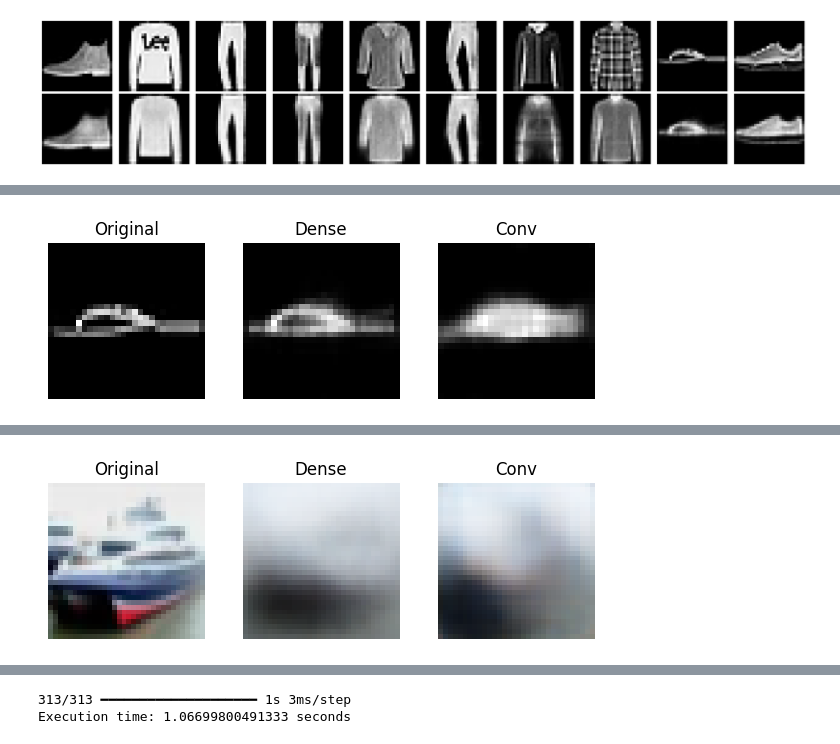
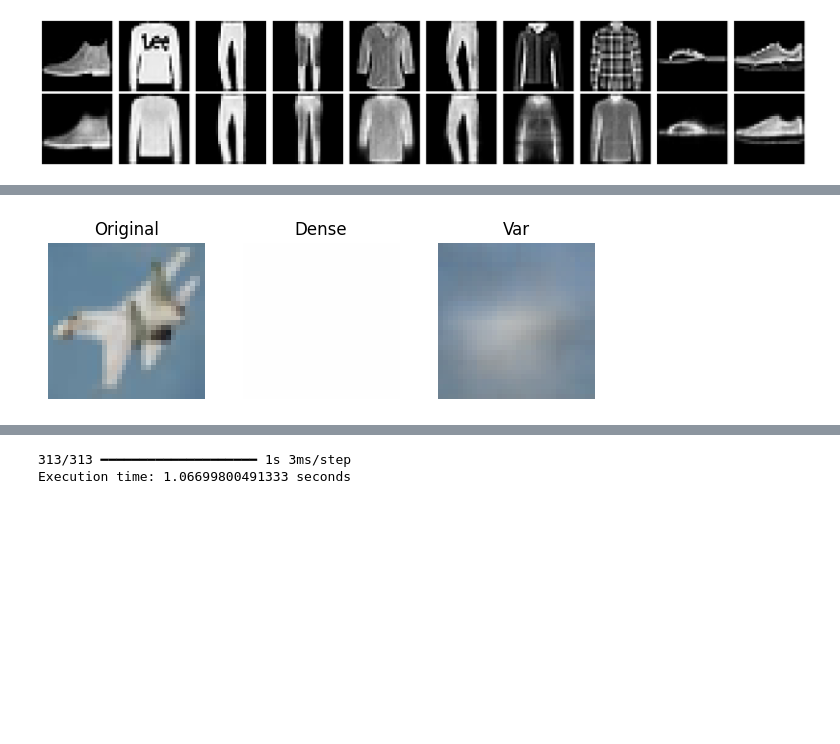
Before and after one commit to FrankDelft/MLaBP_P5, a Jupyter notebook: main.ipynb, the cells around one changed output, grey strips where cells are left out. Saved outputs shown, nothing was run; the diff lists cells and outputs as text; code cells hidden in the pictures; blank space fills up the shorter version.

Commit message:
integrated the VCAE models into existing code

```diff
--- a/main.ipynb
+++ b/main.ipynb
@@ -12,8 +19,11 @@ from ae_models import get_CAE_FMNIST_Model, get_CAE_CIFAR_Model,  get_AE_FMNIST_
 The autoreload extension is already loaded. To reload it, use:
   %reload_ext autoreload
 # %%
-(x_train, x_test, labels_test) = get_FMNIST()
-(x_train_c, x_test_c, labels_test_c) = get_cifar10()
+from tensorflow.keras.datasets import cifar10
+
+# (x_train, x_test, labels_test) = get_FMNIST()
+# (x_train_c, x_test_c, labels_test_c) = get_cifar10()
+(x_train_c, y_train_c), (x_test_c, y_test_c) = cifar10.load_data()
 # %%
 model = get_CAE_FMNIST_Model()
 train_model(model, 'cae_fmnist', x_train, x_test)
@@ -61,6 +71,6 @@ Epoch 20: saving model to ./training_checkpoints/cae_cifar/020-0.0214.keras
 # %%
 model3 = get_AE_FMNIST_model()
 model4 = get_AE_CIFAR_model()
-train_model(model3, 'ae_fmnist', x_train.reshape(-1,784), x_test.reshape(-1,784))
+# train_model(model3, 'ae_fmnist', x_train.reshape(-1,784), x_test.reshape(-1,784))
 train_model(model4, 'ae_cifar', x_train_c.reshape(-1,3072), x_test_c.reshape(-1,3072))
 # %% [output]
@@ -114,0 +118,12 @@ Epoch 20: saving model to ./training_checkpoints/ae_cifar/020-0.0207.keras
+# %%
+
+img_transform = transforms.Compose([
+    transforms.ToTensor()
+])
+
+batch_size = 128
+train_dataset = CIFAR10(root='./data', train=True, download=True, transform=img_transform)
+train_dataloader = DataLoader(train_dataset, batch_size=batch_size, shuffle=True)
+
+test_dataset = CIFAR10(root='./data', train=False, download=True, transform=img_transform)
+test_dataloader = DataLoader(test_dataset, batch_size=batch_size, shuffle=False)
@@ -114,0 +134,4 @@ Epoch 20: saving model to ./training_checkpoints/ae_cifar/020-0.0207.keras
+# %%
+
+model5=get_VCAE_CIFAR_model()
+train_torch_model(model5, 'vcae_cifar', train_dataloader)
@@ -131,7 +172,7 @@ compare_CIFAR(x_test_c.reshape(-1,3072), model4)
 # %%
 
 from visualizer import compare_cifar_models, compare_fmnist_models
-
-compare_fmnist_models([(model3, 'Dense', 1), (model, 'Conv', 0)], x_test[8])
-compare_cifar_models([(model4, 'Dense', 1), (model2, 'Conv', 0)], x_test_c[1])
+image_number=10
+compare_fmnist_models([(model3, 'Dense', 1), (model, 'Conv', 0),], x_test[image_number])
+compare_cifar_models([(model4, 'Dense', 1), (model2, 'Conv', 0),(model5,'Var')], x_test_c[image_number],test_dataloader,image_number-3)
 # %% [output]
@@ -140 +182 @@ compare_cifar_models([(model4, 'Dense', 1), (model2, 'Conv', 0)], x_test_c[1])
-[figure, old version]
+[figure, new version]
@@ -143,4 +183,3 @@ compare_cifar_models([(model4, 'Dense', 1), (model2, 'Conv', 0)], x_test_c[1])
-[figure, removed]
 # %%
 import time
 
```
Also changed, not shown: parts of 8 cells of this notebook, 4 other files.
